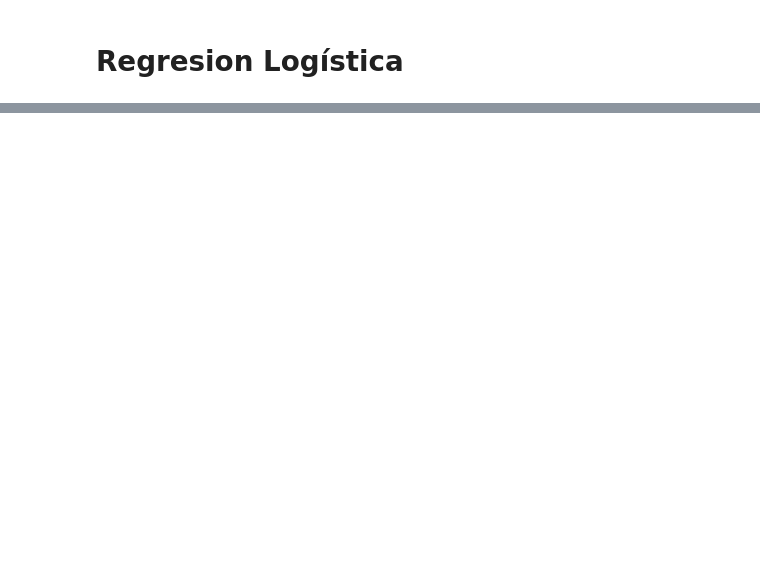
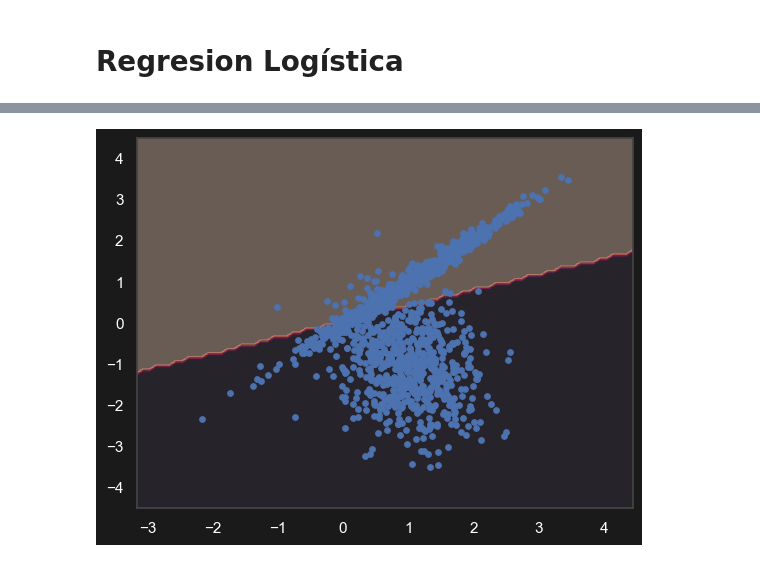
Before and after one commit to MatteoOlarte/diplomado-UAQ, a Jupyter notebook: semana 4/logistica.ipynb, the cells around one changed output, grey strips where cells are left out. Saved outputs shown, nothing was run; the diff lists cells and outputs as text; code cells hidden in the pictures; blank space fills up the shorter version.

```diff
--- a/semana 4/logistica.ipynb
+++ b/semana 4/logistica.ipynb
@@ -30,0 +69,18 @@ plt.show()
+# %%
+X_min, X_max = X_train[:, 0].min() - 1, X_train[:, 0].max() + 1
+y_min, y_max = X_train[:, 1].min() - 1, X_train[:, 1].max() + 1 # este y no es la salida, sino el eje del plot
+# %%
+
+# creamos la mallla
+X_mesh, y_mesh = np.meshgrid(np.arange(X_min, X_max, 0.1), np.arange(y_min, y_max, 0.1))
+# %%
+# predecimos usando la malla
+
+z = modelo.predict(np.c_[X_mesh.ravel(), y_mesh.ravel()])
+z = z.reshape(X_mesh.shape)
+# %%
+plt.contourf(X_mesh, y_mesh, z, alpha=0.3)
+plt.scatter(X_train[:, 0], X_train[:, 1], s=15)
+plt.grid()
+# %% [output]
+[figure, added]
```
Also changed, not shown: parts of 8 cells of this notebook, 8 other files.
